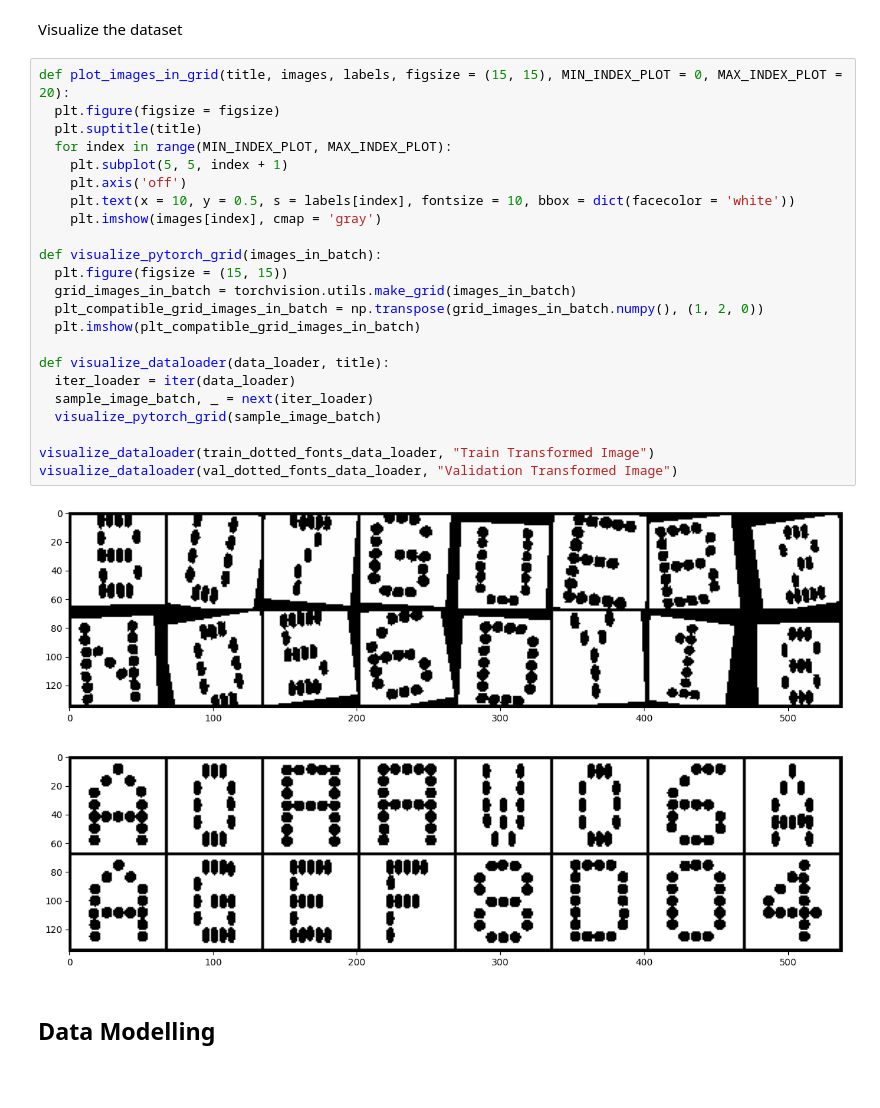
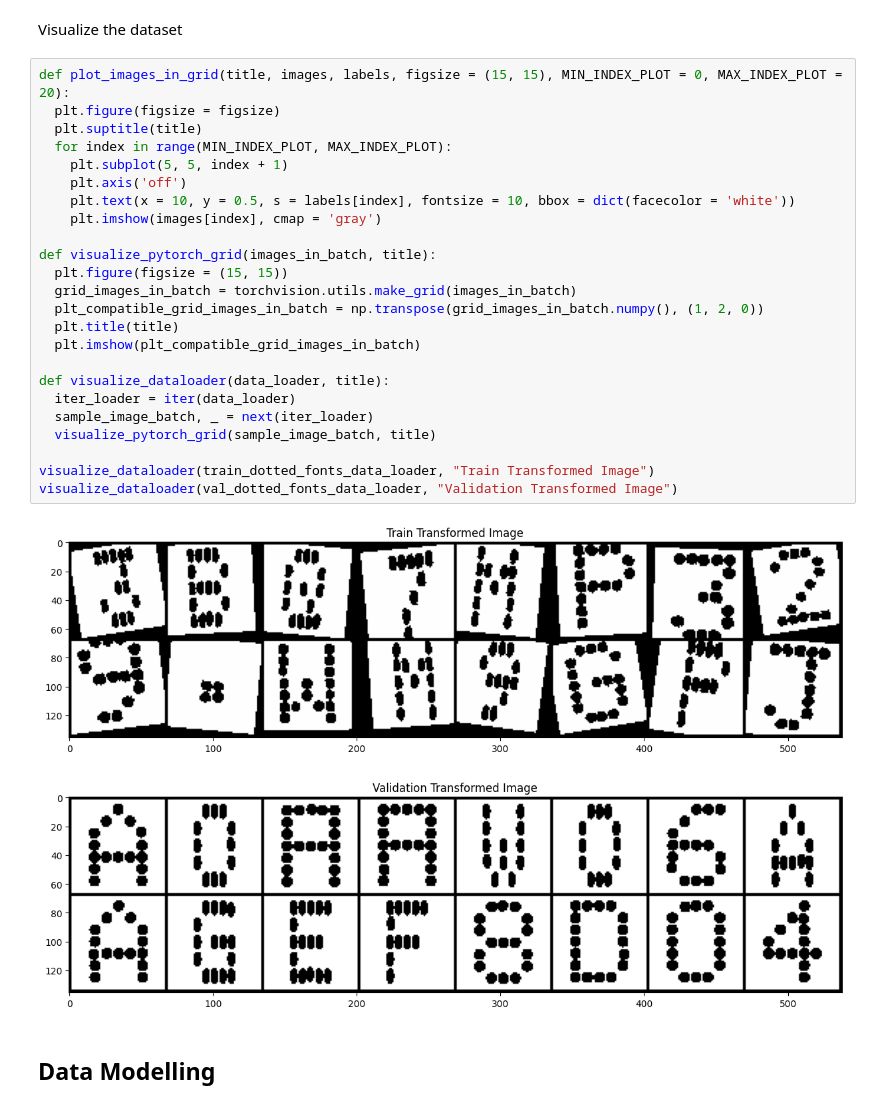
Before and after one commit to anthonycreates2000/OCR-expiry-date-and-production-code-detection, a Jupyter notebook: OCR_expiry_date_and_production_code_detection_single_character_technique.ipynb, the cells around one changed output. Cells and saved outputs as stored; diff of their text form; blank space fills up the shorter version.

Commit message:
Added title in each dataloader for visualization

```diff
--- a/OCR_expiry_date_and_production_code_detection_single_character_technique.ipynb
+++ b/OCR_expiry_date_and_production_code_detection_single_character_technique.ipynb
@@ -197,28 +197,29 @@ Visualize the dataset
 # %%
 def plot_images_in_grid(title, images, labels, figsize = (15, 15), MIN_INDEX_PLOT = 0, MAX_INDEX_PLOT = 20):
   plt.figure(figsize = figsize)
   plt.suptitle(title)
   for index in range(MIN_INDEX_PLOT, MAX_INDEX_PLOT):
     plt.subplot(5, 5, index + 1)
     plt.axis('off')
     plt.text(x = 10, y = 0.5, s = labels[index], fontsize = 10, bbox = dict(facecolor = 'white'))
     plt.imshow(images[index], cmap = 'gray')
 
-def visualize_pytorch_grid(images_in_batch):
+def visualize_pytorch_grid(images_in_batch, title):
   plt.figure(figsize = (15, 15))
   grid_images_in_batch = torchvision.utils.make_grid(images_in_batch)
   plt_compatible_grid_images_in_batch = np.transpose(grid_images_in_batch.numpy(), (1, 2, 0))
+  plt.title(title)
   plt.imshow(plt_compatible_grid_images_in_batch)
 
 def visualize_dataloader(data_loader, title):
   iter_loader = iter(data_loader)
   sample_image_batch, _ = next(iter_loader)
-  visualize_pytorch_grid(sample_image_batch)
+  visualize_pytorch_grid(sample_image_batch, title)
 
 visualize_dataloader(train_dotted_fonts_data_loader, "Train Transformed Image")
 visualize_dataloader(val_dotted_fonts_data_loader, "Validation Transformed Image")
 # %% [output]
-[figure, old version]
+[figure, new version]
-[figure, old version]
+[figure, new version]
 # %% [markdown]
 ## Data Modelling
```
